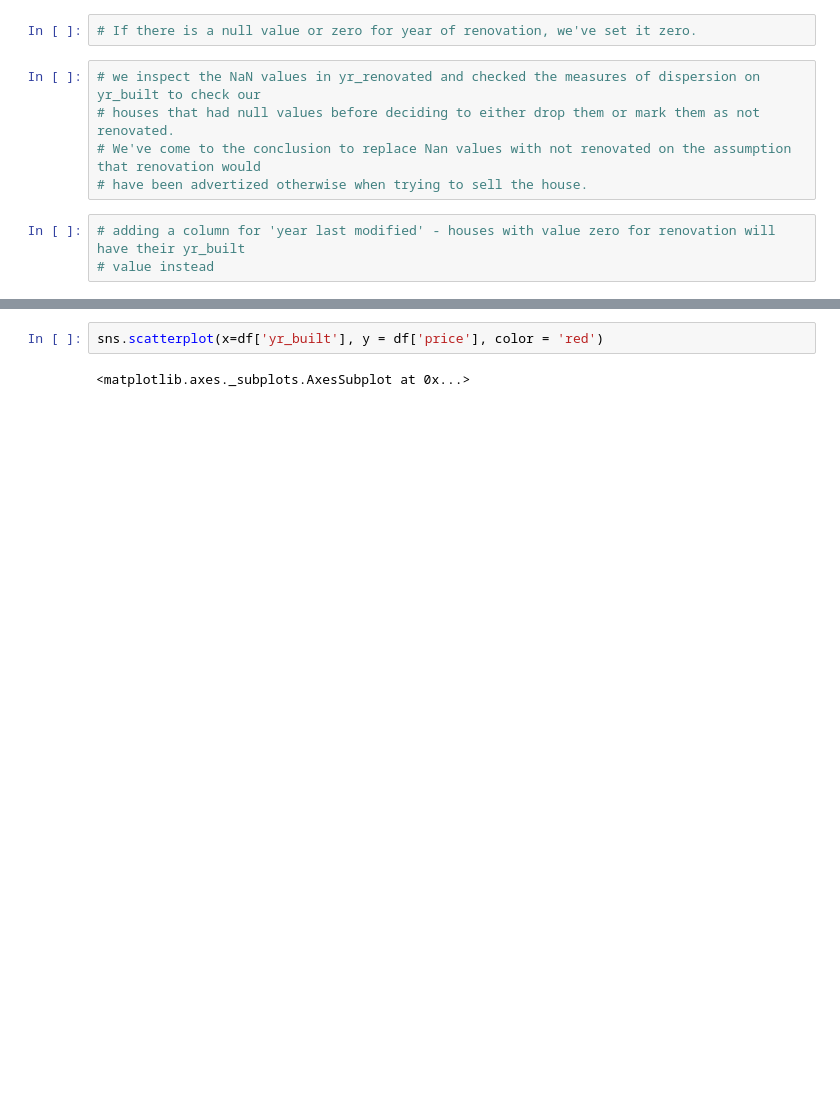
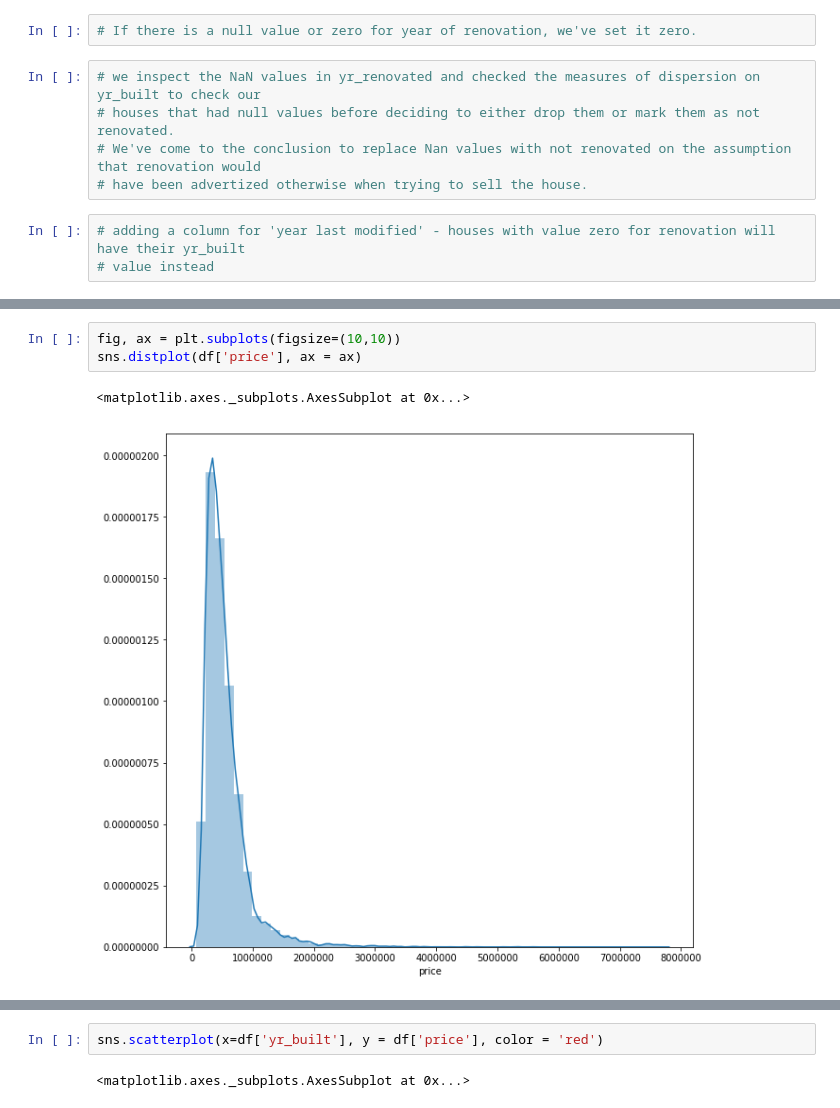
Before and after one commit to Ioana-P/King-s_County_real_estate_regression, a Jupyter notebook: KC_House_sales_analysis.ipynb, the cells around one changed output, grey strips where cells are left out. Cells and saved outputs as stored; diff of their text form; blank space fills up the shorter version.

Commit message:
run histogram on absolute price

```diff
--- a/KC_House_sales_analysis.ipynb
+++ b/KC_House_sales_analysis.ipynb
@@ -346,0 +347,6 @@ memory usage: 4.3+ MB
+# %%
+fig, ax = plt.subplots(figsize=(10,10))
+sns.distplot(df['price'], ax = ax)
+# %% [output]
+<matplotlib.axes._subplots.AxesSubplot at 0x...>
+[figure, added]
```
Also changed, not shown: parts of 8 cells of this notebook.
